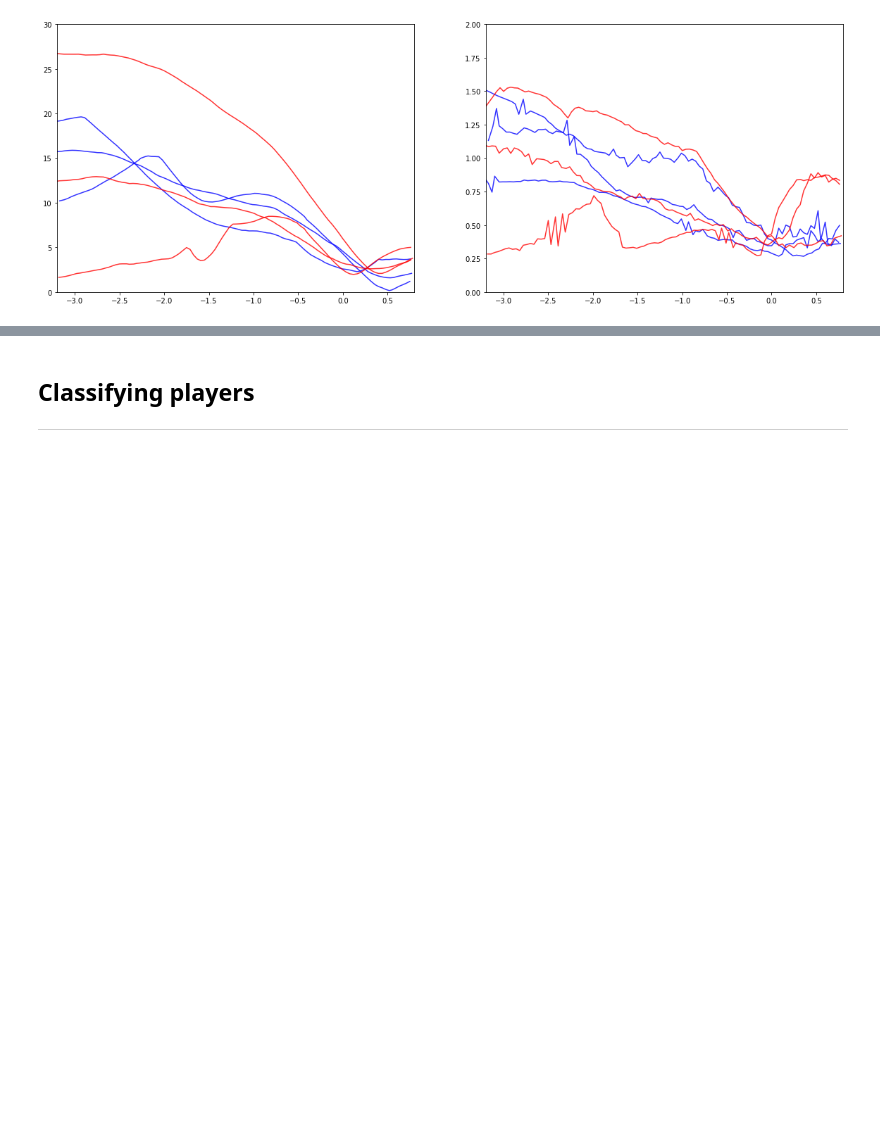
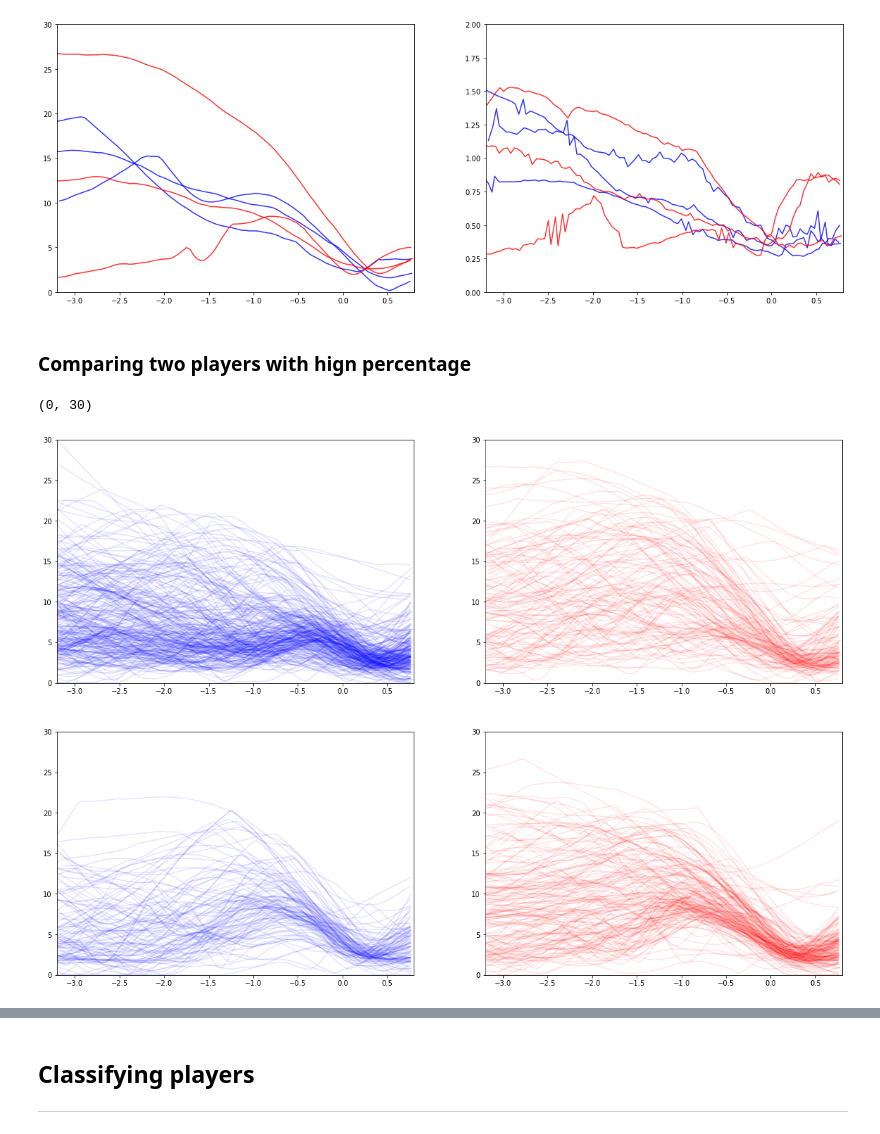
Before and after one commit to AmigoCap/MecaSportCo, a Jupyter notebook: 4_Free_space_and_3-points_efficiency.ipynb, the cells around one changed output, grey strips where cells are left out. Cells and saved outputs as stored; diff of their text form; code cells hidden in the pictures; blank space fills up the shorter version.

```diff
--- a/4_Free_space_and_3-points_efficiency.ipynb
+++ b/4_Free_space_and_3-points_efficiency.ipynb
@@ -436,3 +436,49 @@ ax2.set_ylim((0,2))
 # %% [output]
 (0, 2)
 [figure]
+# %% [markdown]
+### Comparing two players with hign percentage
+# %%
+fig, ((ax1, ax2),(ax3,ax4)) = plt.subplots(2, 2,figsize=(20,14))
+df_curry_pull_up=df_shots.query('player_id==201939 and Shot_type=="pull-up 3P"').copy()
+df_other_pull_up=df_shots.query('player_id==202691 and Shot_type=="pull-up 3P"').copy()
+df_curry_catch=df_shots.query('player_id==201939 and Shot_type=="catch-and-shoot 3P"').copy()
+df_other_catch=df_shots.query('player_id==202691 and Shot_type=="catch-and-shoot 3P"').copy()
+for row in df_curry_pull_up.itertuples():
+    Time=getattr(row,'Time')
+    D=getattr(row,'D')
+    T=getattr(row,'T')
+    ax1.plot(Time,D,'b-',alpha=0.1)
+    #ax3.plot(Time,T,'b-',alpha=0.1)
+
+for row in df_curry_catch.itertuples():
+    Time=getattr(row,'Time')
+    D=getattr(row,'D')
+    T=getattr(row,'T')
+    ax3.plot(Time,D,'b-',alpha=0.1)
+    #ax3.plot(Time,T,'b-',alpha=0.1)
+
+for row in df_other_pull_up.itertuples():
+    Time=getattr(row,'Time')
+    D=getattr(row,'D')
+    T=getattr(row,'T')
+    ax2.plot(Time,D,'r-',alpha=0.1)
+    #ax2.plot(Time,T,'r-',alpha=0.1)
+
+for row in df_other_catch.itertuples():
+    Time=getattr(row,'Time')
+    D=getattr(row,'D')
+    T=getattr(row,'T')
+    ax4.plot(Time,D,'r-',alpha=0.1)
+
+ax1.set_xlim((-3.2,0.8))
+ax1.set_ylim((0,30))
+ax2.set_xlim((-3.2,0.8))
+ax2.set_ylim((0,30))
+ax3.set_xlim((-3.2,0.8))
+ax3.set_ylim((0,30))
+ax4.set_xlim((-3.2,0.8))
+ax4.set_ylim((0,30))
+# %% [output]
+(0, 30)
+[figure, added]
```
Also changed, not shown: parts of 4 cells of this notebook.
